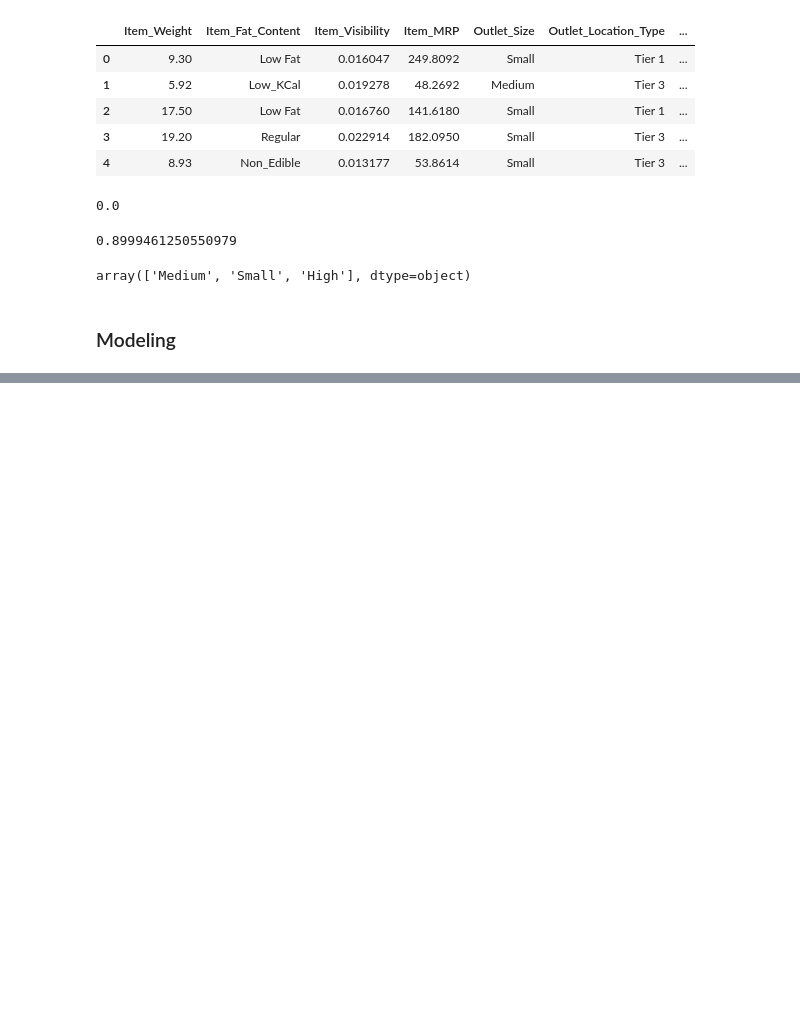
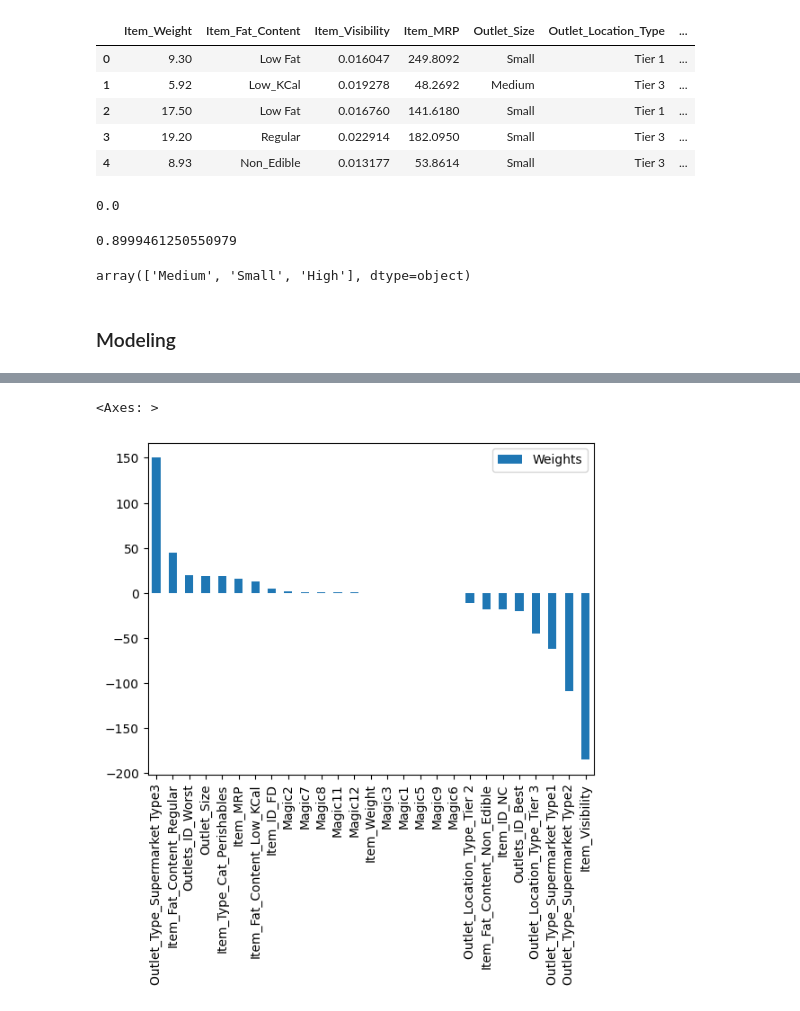
Before and after one commit to mukul-mschauhan/big-mart, a Jupyter notebook: Bigmart_Sales_Statistics_Version.ipynb, the cells around one changed output, grey strips where cells are left out. Cells and saved outputs as stored; diff of their text form; code cells hidden in the pictures; blank space fills up the shorter version.

```diff
--- a/Bigmart_Sales_Statistics_Version.ipynb
+++ b/Bigmart_Sales_Statistics_Version.ipynb
@@ -967,0 +977,7 @@ weights = pd.DataFrame(lr.coef_,
+# %%
+# Visualizing the Weights
+weights.sort_values(by = "Weights",
+                    ascending = False).plot(kind = "bar")
+# %% [output]
+<Axes: >
+[figure, added]
```
Also changed, not shown: parts of 20 cells of this notebook.
